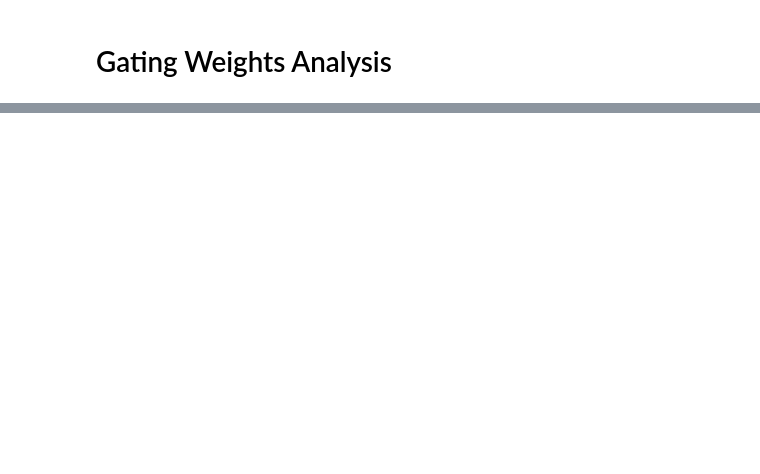
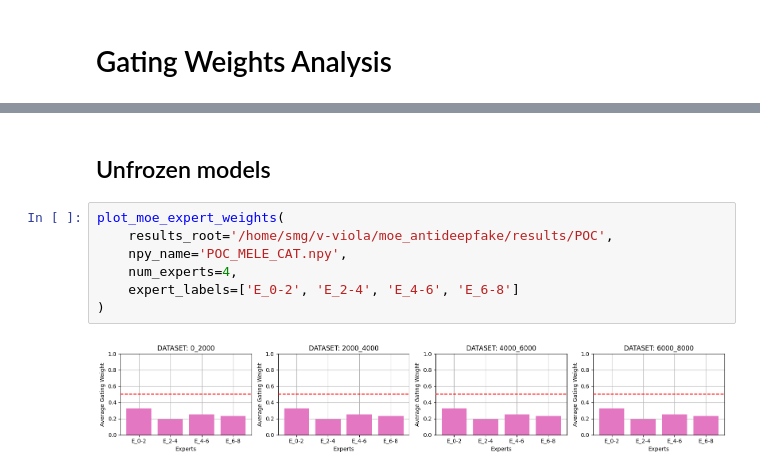
Before and after one commit to nii-yamagishilab/MoE-AntiDeepfake, a Jupyter notebook: notebooks/analyze_results.ipynb, the cells around one changed output, grey strips where cells are left out. Drawn from its saved outputs; the diff is of its cells as text; blank space fills up the shorter version.

```diff
--- a/notebooks/analyze_results.ipynb
+++ b/notebooks/analyze_results.ipynb
@@ -389,0 +376,11 @@ plot_moe_expert_weights(
+# %% [markdown]
+## Unfrozen models
+# %%
+plot_moe_expert_weights(
+    results_root='/home/smg/v-viola/moe_antideepfake/results/POC',
+    npy_name='POC_MELE_CAT.npy',
+    num_experts=4,
+    expert_labels=['E_0-2', 'E_2-4', 'E_4-6', 'E_6-8']
+)
+# %% [output]
+[figure, added]
```
Also changed, not shown: parts of 6 cells of this notebook, 5 other files.
